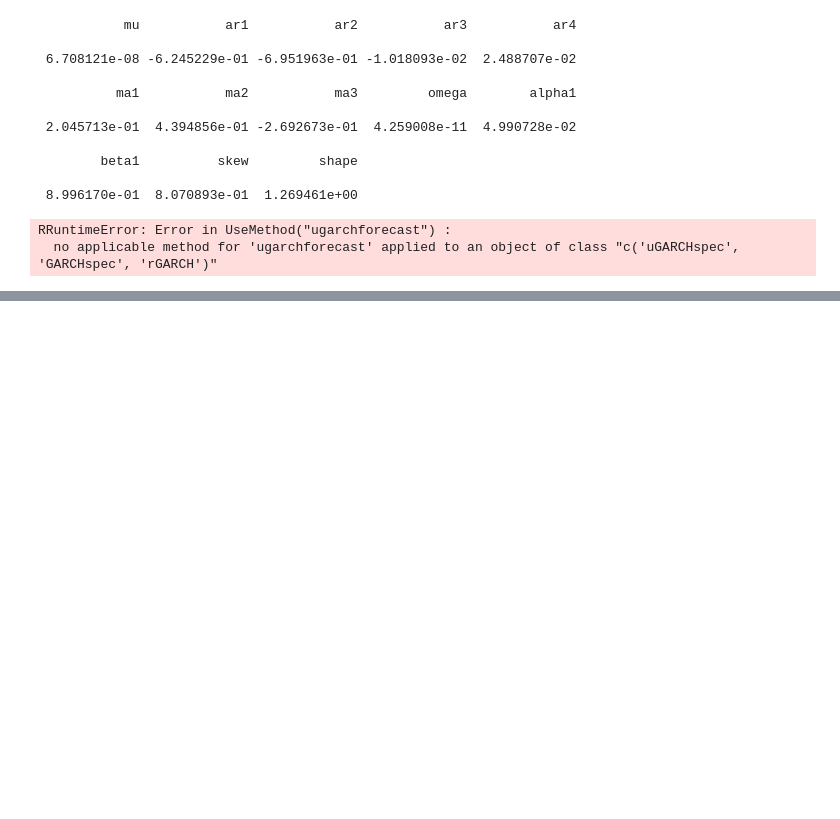
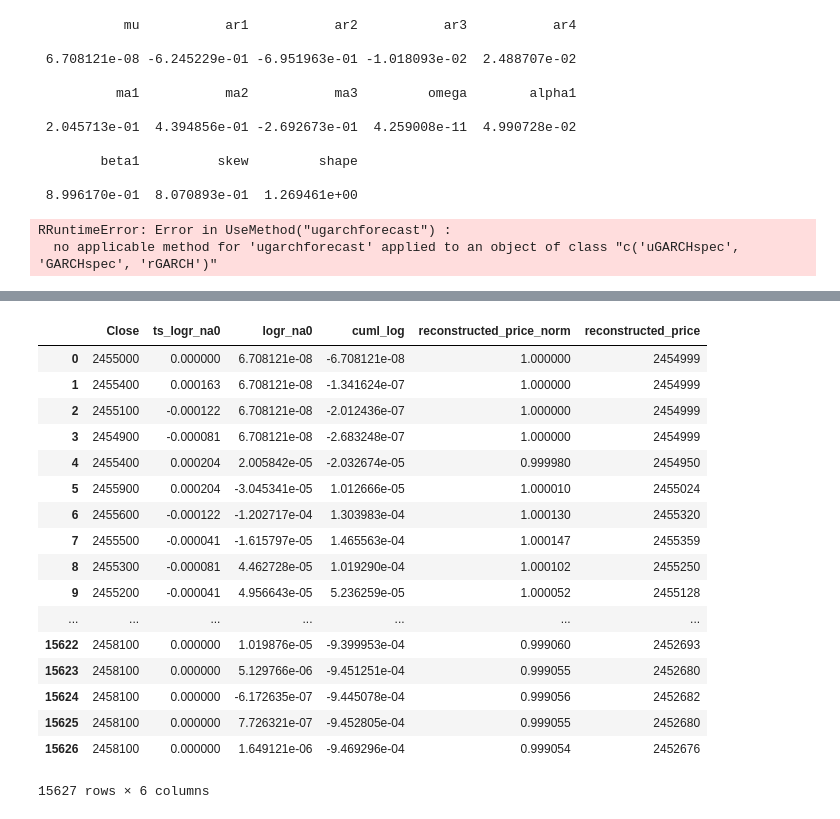
Before and after one commit to cetrulin/regime-switching-series-generator, a Jupyter notebook: notebooks/rugarch.ipynb, the cells around one changed output, grey strips where cells are left out. Drawn from its saved outputs; the diff is of its cells as text; code cells hidden in the pictures; blank space fills up the shorter version.

```diff
--- a/notebooks/rugarch.ipynb
+++ b/notebooks/rugarch.ipynb
@@ -355,16 +448,39 @@ df
 # %%
-# reconstructing forecasting
+# how to reconstruct prices
 df = pd.DataFrame()
-df['Close'] = data[-(forecast_horizon):] # data
-forecast = np.array(garch_forecast.slots['forecast'].rx2('seriesFor')).flatten()
-df['logr_na0'] = forecast # TS
+df['Close'] = data[:-forecast_horizon] # data
+fitted = np.array(garch_fitted.slots['fit'].rx2('fitted.values')).flatten()
+df['ts_logr_na0'] = TS
+df['logr_na0'] = fitted # TS
+
 # aqui reconstruimos los returns en precios (1) y quitamos la escala logaritmica (2).
 # esta reconstruccion sigue normalizada (dividida por el primer precio que hubo)
 df['cuml_log']= np.cumsum(df.logr_na0 * -1) # 1
 df['reconstructed_price_norm'] = np.exp(df.cuml_log) # 2
 # multiplicamos todos los valores por dicho valor y listo.
 df['reconstructed_price'] = df['Close'].values[0] * df.reconstructed_price_norm
 df['reconstructed_price'] = df['reconstructed_price'].astype(int)
+df
+
 # making sure that the model adaps well
-df[['Close','reconstructed_price']].plot()
+fitted_reconstructed = df['reconstructed_price']
 df
+# %% [output]
+|  | Close | ts_logr_na0 | logr_na0 | cuml_log | reconstructed_price_norm | reconstructed_price |
+| 0 | 2455000 | 0.000000 | 6.708121e-08 | -6.708121e-08 | 1.000000 | 2454999 |
+| 1 | 2455400 | 0.000163 | 6.708121e-08 | -1.341624e-07 | 1.000000 | 2454999 |
+| 2 | 2455100 | -0.000122 | 6.708121e-08 | -2.012436e-07 | 1.000000 | 2454999 |
+| 3 | 2454900 | -0.000081 | 6.708121e-08 | -2.683248e-07 | 1.000000 | 2454999 |
+| 4 | 2455400 | 0.000204 | 2.005842e-05 | -2.032674e-05 | 0.999980 | 2454950 |
+| 5 | 2455900 | 0.000204 | -3.045341e-05 | 1.012666e-05 | 1.000010 | 2455024 |
+| 6 | 2455600 | -0.000122 | -1.202717e-04 | 1.303983e-04 | 1.000130 | 2455320 |
+| 7 | 2455500 | -0.000041 | -1.615797e-05 | 1.465563e-04 | 1.000147 | 2455359 |
+| 8 | 2455300 | -0.000081 | 4.462728e-05 | 1.019290e-04 | 1.000102 | 2455250 |
+| 9 | 2455200 | -0.000041 | 4.956643e-05 | 5.236259e-05 | 1.000052 | 2455128 |
+| ... | ... | ... | ... | ... | ... | ... |
+| 15622 | 2458100 | 0.000000 | 1.019876e-05 | -9.399953e-04 | 0.999060 | 2452693 |
+| 15623 | 2458100 | 0.000000 | 5.129766e-06 | -9.451251e-04 | 0.999055 | 2452680 |
+| 15624 | 2458100 | 0.000000 | -6.172635e-07 | -9.445078e-04 | 0.999056 | 2452682 |
+| 15625 | 2458100 | 0.000000 | 7.726321e-07 | -9.452805e-04 | 0.999055 | 2452680 |
+| 15626 | 2458100 | 0.000000 | 1.649121e-06 | -9.469296e-04 | 0.999054 | 2452676 |
+15627 rows × 6 columns
```
Also changed, not shown: parts of 23 cells of this notebook, 4 other files.
